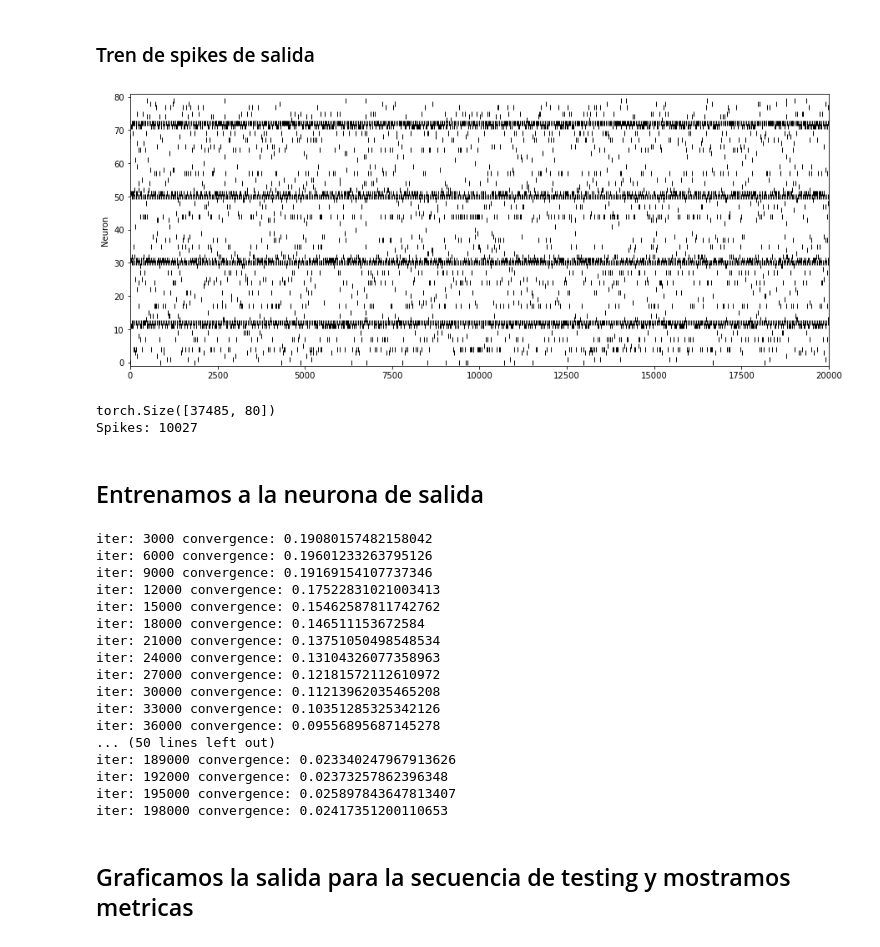
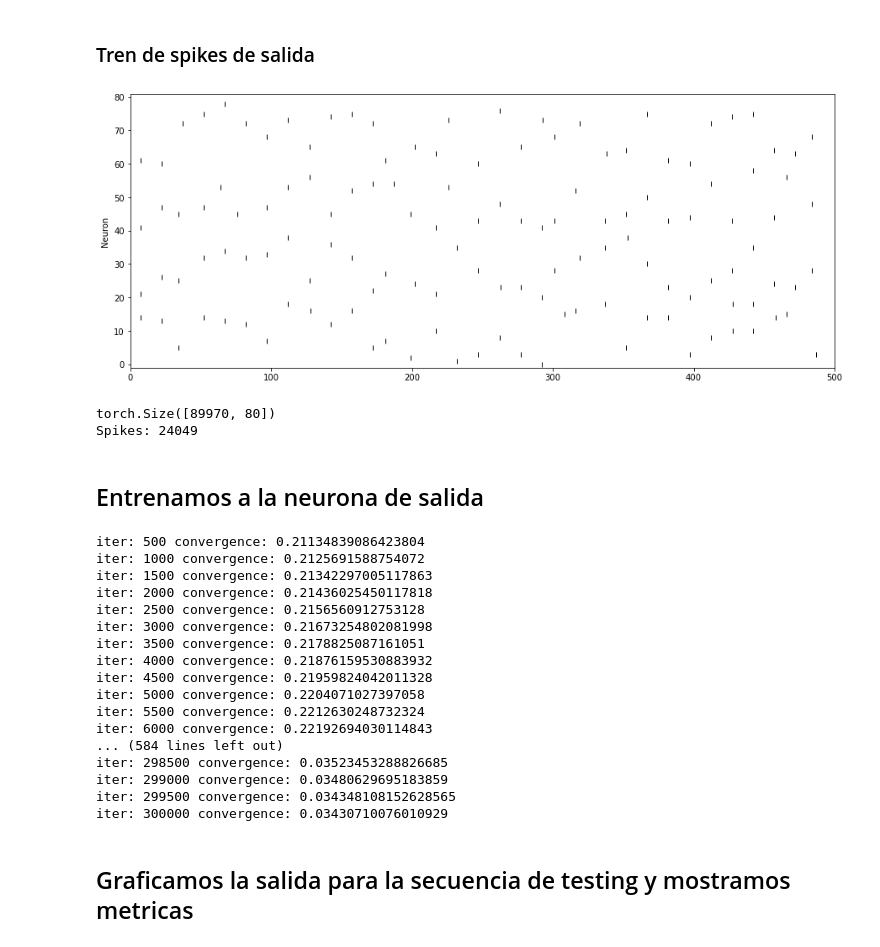
Before and after one commit to mmaximiliano/SDNN, a Jupyter notebook: patterns/SequenceVisualizer.ipynb, the cells around one changed output. Cells and saved outputs as stored; diff of their text form; code cells hidden in the pictures.

```diff
--- a/patterns/SequenceVisualizer.ipynb
+++ b/patterns/SequenceVisualizer.ipynb
@@ -32,30 +28,30 @@ Spikes: 3579729
 # %% [markdown]
 ### Tren de spikes de salida
 # %%
-Sin_out_s = torch.load('../cleanDSNN/results/old_results/all_nums/layer_5_conv.pt')
-sv_utils.plotLIF(U=None, S=Sin_out_s[:20000].data.numpy())
+Sin_out_s = torch.load('../cleanDSNN/results/old_results/p_18/limited_spikes/training/15_0_0/layer_5_conv.pt')
+sv_utils.plotLIF(U=None, S=Sin_out_s[:500].data.numpy())
 print(Sin_out_s.shape)
 print("Spikes: " + str(np.count_nonzero(Sin_out_s)))
 # %% [output]
-[figure, old version]
+[figure, new version]
-torch.Size([37485, 80])
-Spikes: 10027
+torch.Size([89970, 80])
+Spikes: 24049
 # %% [markdown]
 ## Entrenamos a la neurona de salida
 # %%
-pat_times = np.load('./sequences/all_nums/pat_all_nums.npy')
-Sin_tmp = Sin_out_s.clone().detach()
-T = Sin_tmp.shape[0]
+#pat_times = np.load('./sequences/p_18/training/pat_p_18.npy')
+Sin = Sin_out_s.clone().detach()
+T = Sin.shape[0]
 N_out = 1
-N_in = Sin_tmp.shape[1]
-th = 3.5
+N_in = Sin.shape[1]
+th = 3.
 
 singleNeuron = STDPLIFDensePopulation(in_channels=N_in, out_channels=N_out,
-                                        weight=0.75, alpha=float(np.exp(-1e-3/10e-3)),
+                                        weight=0.70, alpha=float(np.exp(-1e-3/10e-3)),
                                         beta=float(np.exp(-1e-3/2e-5)), delay=0,
-                                        th=th, a_plus=.03125, a_minus=.045625,
+                                        th=th, a_plus=.009125, a_minus=.0125625,
                                         w_max=1.)
-Sin = Sin_tmp.clone().detach()
+
 
 # Pre-procesamos PSpikes y NSpikes
 dt_ltp = 20  # Cantidad de timesteps que miro hacia atras
@@ -71,7 +67,7 @@ Sprobe = np.empty([T, N_out])
 n = 0
 t = 0
 c_l = 1.
-while (c_l > 0.01) and (t < 200000):
+while (c_l > 0.01) and (t < 300000):
     state = singleNeuron.forward(Sin[n].unsqueeze(0), PSpikes[n], NSpikes[n-1])
     Uprobe[n] = state.U.data.numpy()
     Iprobe[n] = state.I.data.numpy()
@@ -81,26 +77,26 @@ while (c_l > 0.01) and (t < 200000):
         n = 0
     c_l = convergence_level(singleNeuron.fc_layer.weight[0])
     t += 1
-    if (t % 3000) == 0:
+    if (t % 500) == 0:
         print("iter: " + str(t) + " convergence: " + str(c_l))
 # %% [output]
-iter: 3000 convergence: 0.19080157482158042
-iter: 6000 convergence: 0.19601233263795126
-iter: 9000 convergence: 0.19169154107737346
-iter: 12000 convergence: 0.17522831021003413
-iter: 15000 convergence: 0.15462587811742762
-iter: 18000 convergence: 0.146511153672584
-iter: 21000 convergence: 0.13751050498548534
-iter: 24000 convergence: 0.13104326077358963
-iter: 27000 convergence: 0.12181572112610972
-iter: 30000 convergence: 0.11213962035465208
-iter: 33000 convergence: 0.10351285325342126
-iter: 36000 convergence: 0.09556895687145278
-... (50 lines left out)
-iter: 189000 convergence: 0.023340247967913626
-iter: 192000 convergence: 0.02373257862396348
-iter: 195000 convergence: 0.025897843647813407
-iter: 198000 convergence: 0.02417351200110653
+iter: 500 convergence: 0.21134839086423804
+iter: 1000 convergence: 0.2125691588754072
+iter: 1500 convergence: 0.21342297005117863
+iter: 2000 convergence: 0.21436025450117818
+iter: 2500 convergence: 0.2156560912753128
+iter: 3000 convergence: 0.21673254802081998
+iter: 3500 convergence: 0.2178825087161051
+iter: 4000 convergence: 0.21876159530883932
+iter: 4500 convergence: 0.21959824042011328
+iter: 5000 convergence: 0.2204071027397058
+iter: 5500 convergence: 0.2212630248732324
+iter: 6000 convergence: 0.22192694030114843
+... (584 lines left out)
+iter: 298500 convergence: 0.03523453288826685
+iter: 299000 convergence: 0.03480629695183859
+iter: 299500 convergence: 0.034348108152628565
+iter: 300000 convergence: 0.03430710076010929
 # %% [markdown]
 ## Graficamos la salida para la secuencia de testing y mostramos metricas
 # %%
```
Also changed, not shown: parts of 9 cells of this notebook, 2 other files.
